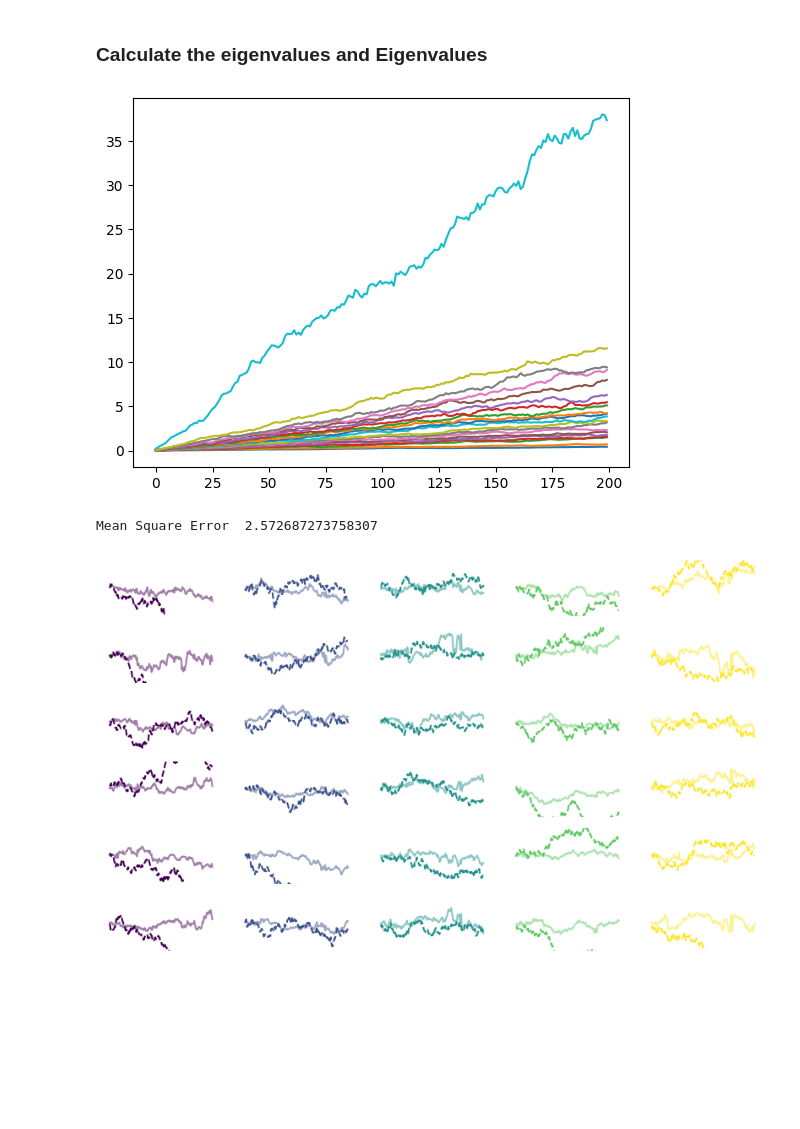
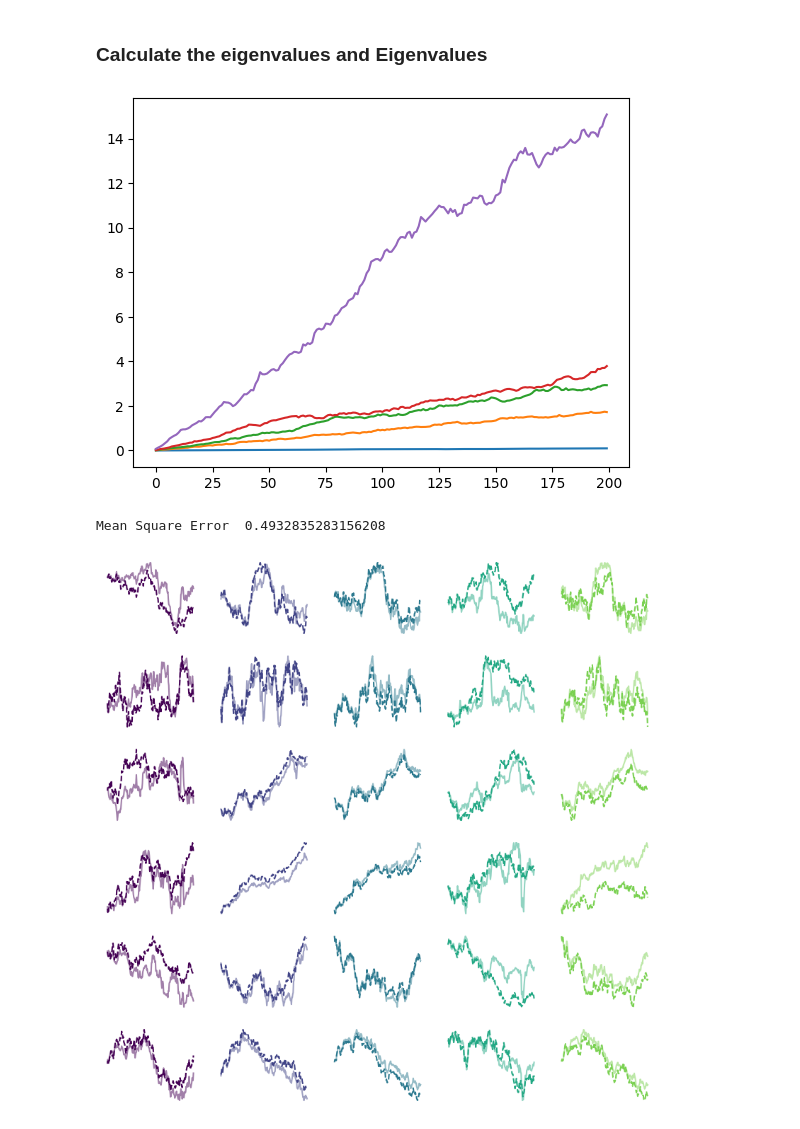
Before and after one commit to dani2442/Functional-Data-Analysis, a Jupyter notebook: notebooks/fpca.ipynb, the cells around one changed output. Saved outputs shown, nothing was run; the diff lists cells and outputs as text; code cells hidden in the pictures; blank space fills up the shorter version.

Commit message:
fix small error

```diff
--- a/notebooks/fpca.ipynb
+++ b/notebooks/fpca.ipynb
@@ -8,7 +8,7 @@ import matplotlib
 # %%
 N = 200 # number of points
 n = 100 # number of samples/observations
-p = 20 # number of variables/features
+p = 5 # number of variables/features
 
 C = np.random.randint(0, 3, size=(p,p))
 r = np.random.multivariate_normal(np.zeros(p), C + C.T, size=(N, n))
@@ -54,29 +54,29 @@ eigenvalues, eigenvectors = np.linalg.eigh(cov)
 plt.plot(eigenvalues)
 plt.show()
 # %% [output]
-[figure, old version]
+[figure, new version]
 # %%
-#for i in range(1, eigenvectors.shape[0]):
-#    eigenvectors[i] *= np.sign(np.sum(eigenvectors[i] * eigenvectors[i-1], axis=0, keepdims=True))
+for i in range(1, eigenvectors.shape[0]):
+    eigenvectors[i] *= np.sign(np.sum(eigenvectors[i] * eigenvectors[i-1], axis=0, keepdims=True))
 # %%
-k=10
-Z = x_norm @ eigenvectors[:, :, :k]
-x_norm_hat = Z @ eigenvectors[:, :, :k].transpose(0,2,1)
+k=2
+Z = x_norm @ eigenvectors[:, :, -k:]
+x_norm_hat = Z @ eigenvectors[:, :, -k:].transpose(0,2,1)
 # %%
 print("Mean Square Error ", np.mean(np.square(x_norm - x_norm_hat)))
 # %% [output]
-Mean Square Error  2.572687273758307
+Mean Square Error  0.4932835283156208
 # %%
 # plot a sample of n_r observations of the first n_c variables
 n_r, n_c = 6, 5
-fig, axs = plt.subplots(n_r, n_c, figsize=(10, 6))
-cmap = matplotlib.colormaps['viridis'].resampled(n_c)
+fig, axs = plt.subplots(n_r, n_c, figsize=(10, 10))
+cmap = matplotlib.colormaps['viridis'].resampled(n_c+1)
 for i in range(n_r):
     for j in range(n_c):
         ax = axs[i,j]
         ax.plot(t, x[:, i,j], c=cmap(j), linestyle='dashed')
         ax.plot(t, x_norm_hat[:, i,j] + mu[:, 0, j], c=cmap(j), alpha=0.5)
         ax.set_axis_off()
-        ax.set_ylim((-3,3))
+        #ax.set_ylim((-3,3))
 # %% [output]
-[figure, old version]
+[figure, new version]
```
Also changed, not shown: parts of 3 cells of this notebook.
